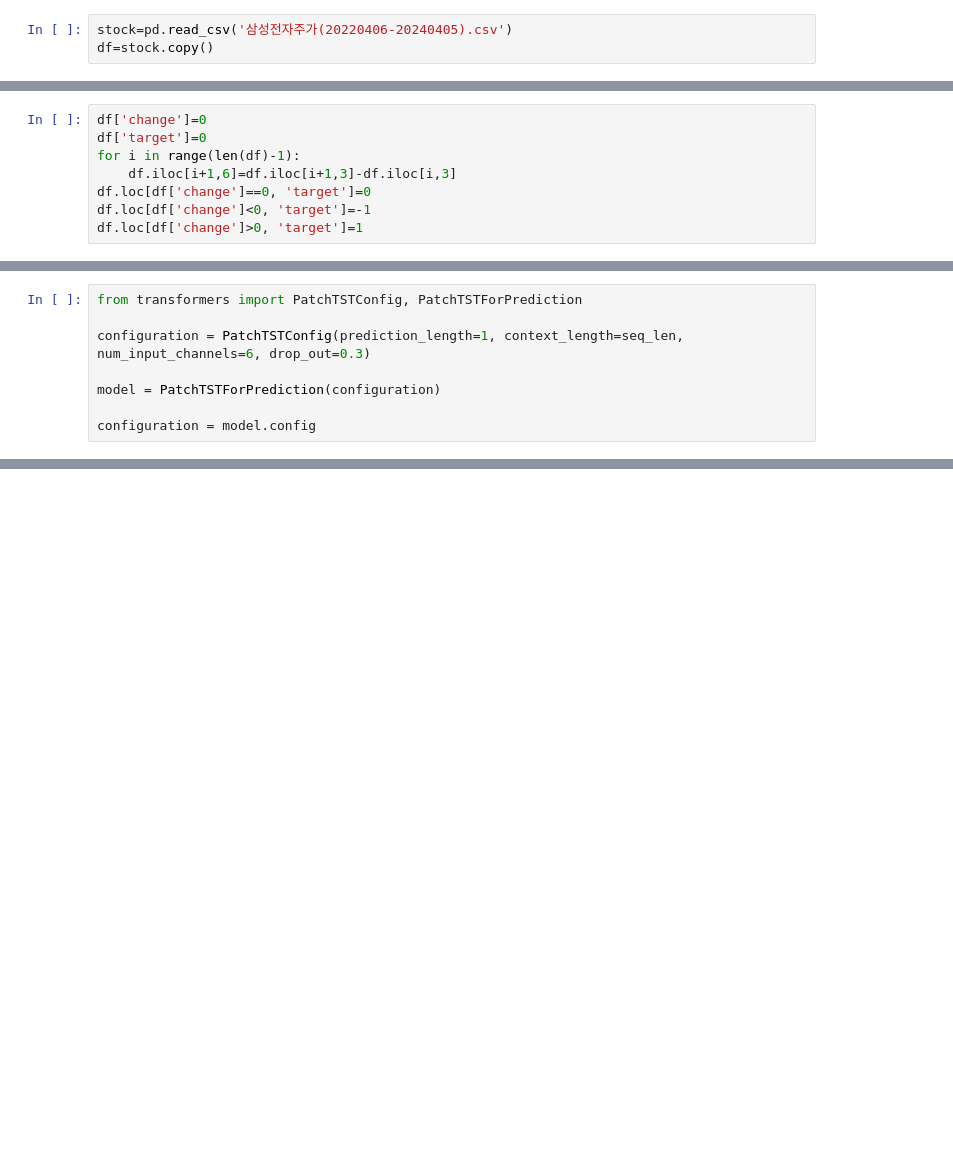
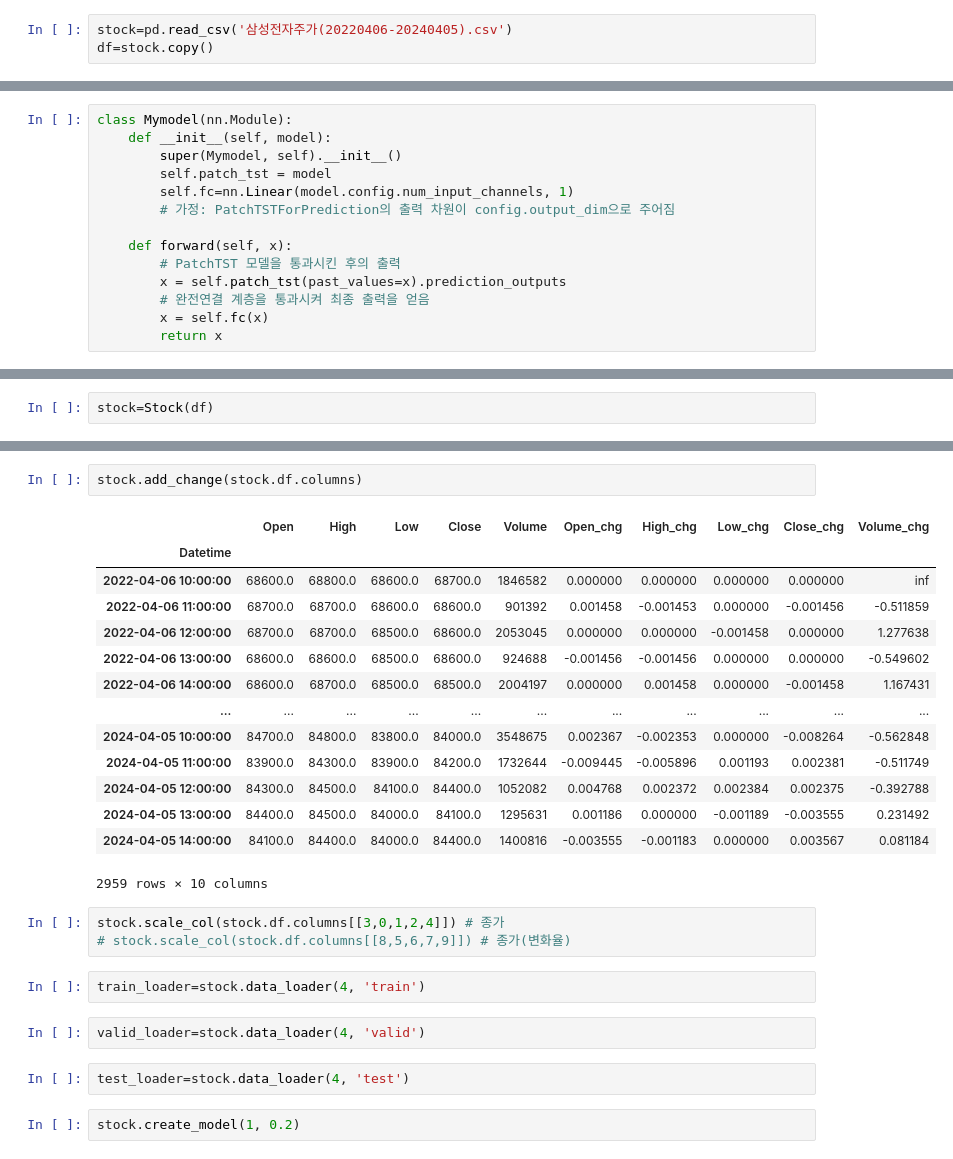
Before and after one commit to seongwonM/AutoStockTrader, a Jupyter notebook: model/Stock_Predict.ipynb, the cells around one changed output, grey strips where cells are left out. Saved outputs shown, nothing was run; the diff lists cells and outputs as text; blank space fills up the shorter version.

Commit message:
transformer 클래스화

```diff
--- a/model/Stock_Predict.ipynb
+++ b/model/Stock_Predict.ipynb
@@ -51,8 +19,0 @@ df
-# %%
-df['change']=0
-df['target']=0
-for i in range(len(df)-1):
-    df.iloc[i+1,6]=df.iloc[i+1,3]-df.iloc[i,3]
-df.loc[df['change']==0, 'target']=0
-df.loc[df['change']<0, 'target']=-1
-df.loc[df['change']>0, 'target']=1
@@ -126,8 +19,0 @@ class configs:
-# %%
-from transformers import PatchTSTConfig, PatchTSTForPrediction
-
-configuration = PatchTSTConfig(prediction_length=1, context_length=seq_len, num_input_channels=6, drop_out=0.3)
-
-model = PatchTSTForPrediction(configuration)
-
-configuration = model.config
@@ -231,0 +20,14 @@ Best Validation Loss: 0.06667
+# %%
+class Mymodel(nn.Module):
+    def __init__(self, model):
+        super(Mymodel, self).__init__()
+        self.patch_tst = model
+        self.fc=nn.Linear(model.config.num_input_channels, 1)
+        # 가정: PatchTSTForPrediction의 출력 차원이 config.output_dim으로 주어짐
+
+    def forward(self, x):
+        # PatchTST 모델을 통과시킨 후의 출력
+        x = self.patch_tst(past_values=x).prediction_outputs
+        # 완전연결 계층을 통과시켜 최종 출력을 얻음
+        x = self.fc(x)
+        return x
@@ -231,0 +265,2 @@ Best Validation Loss: 0.06667
+# %%
+stock=Stock(df)
@@ -231,0 +284,28 @@ Best Validation Loss: 0.06667
+# %%
+stock.add_change(stock.df.columns)
+# %% [output]
+|  | Open | High | Low | Close | Volume | Open_chg | High_chg | Low_chg | Close_chg | Volume_chg |
+| Datetime |  |  |  |  |  |  |  |  |  |  |
+| 2022-04-06 10:00:00 | 68600.0 | 68800.0 | 68600.0 | 68700.0 | 1846582 | 0.000000 | 0.000000 | 0.000000 | 0.000000 | inf |
+| 2022-04-06 11:00:00 | 68700.0 | 68700.0 | 68600.0 | 68600.0 | 901392 | 0.001458 | -0.001453 | 0.000000 | -0.001456 | -0.511859 |
+| 2022-04-06 12:00:00 | 68700.0 | 68700.0 | 68500.0 | 68600.0 | 2053045 | 0.000000 | 0.000000 | -0.001458 | 0.000000 | 1.277638 |
+| 2022-04-06 13:00:00 | 68600.0 | 68600.0 | 68500.0 | 68600.0 | 924688 | -0.001456 | -0.001456 | 0.000000 | 0.000000 | -0.549602 |
+| 2022-04-06 14:00:00 | 68600.0 | 68700.0 | 68500.0 | 68500.0 | 2004197 | 0.000000 | 0.001458 | 0.000000 | -0.001458 | 1.167431 |
+| ... | ... | ... | ... | ... | ... | ... | ... | ... | ... | ... |
+| 2024-04-05 10:00:00 | 84700.0 | 84800.0 | 83800.0 | 84000.0 | 3548675 | 0.002367 | -0.002353 | 0.000000 | -0.008264 | -0.562848 |
+| 2024-04-05 11:00:00 | 83900.0 | 84300.0 | 83900.0 | 84200.0 | 1732644 | -0.009445 | -0.005896 | 0.001193 | 0.002381 | -0.511749 |
+| 2024-04-05 12:00:00 | 84300.0 | 84500.0 | 84100.0 | 84400.0 | 1052082 | 0.004768 | 0.002372 | 0.002384 | 0.002375 | -0.392788 |
+| 2024-04-05 13:00:00 | 84400.0 | 84500.0 | 84000.0 | 84100.0 | 1295631 | 0.001186 | 0.000000 | -0.001189 | -0.003555 | 0.231492 |
+| 2024-04-05 14:00:00 | 84100.0 | 84400.0 | 84000.0 | 84400.0 | 1400816 | -0.003555 | -0.001183 | 0.000000 | 0.003567 | 0.081184 |
+2959 rows × 10 columns
+# %%
+stock.scale_col(stock.df.columns[[3,0,1,2,4]]) # 종가
+# stock.scale_col(stock.df.columns[[8,5,6,7,9]]) # 종가(변화율)
+# %%
+train_loader=stock.data_loader(4, 'train')
+# %%
+valid_loader=stock.data_loader(4, 'valid')
+# %%
+test_loader=stock.data_loader(4, 'test')
+# %%
+stock.create_model(1, 0.2)
```
Also changed, not shown: parts of 52 cells of this notebook.
